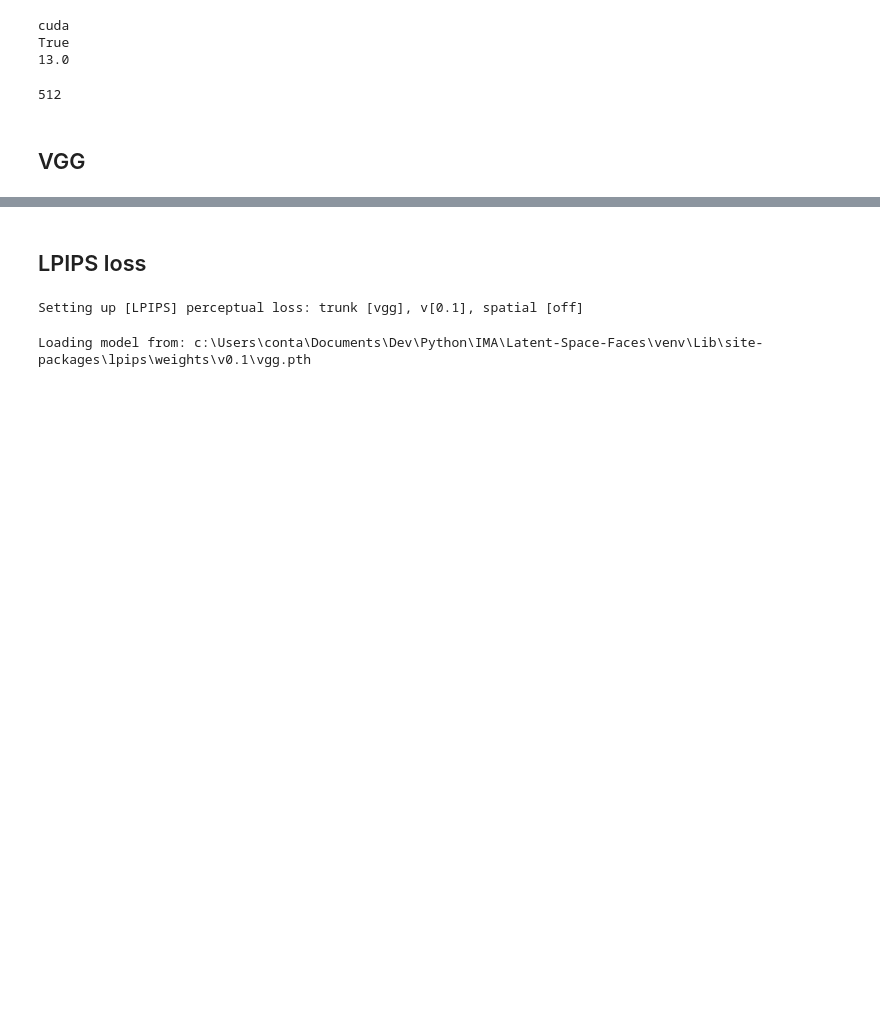
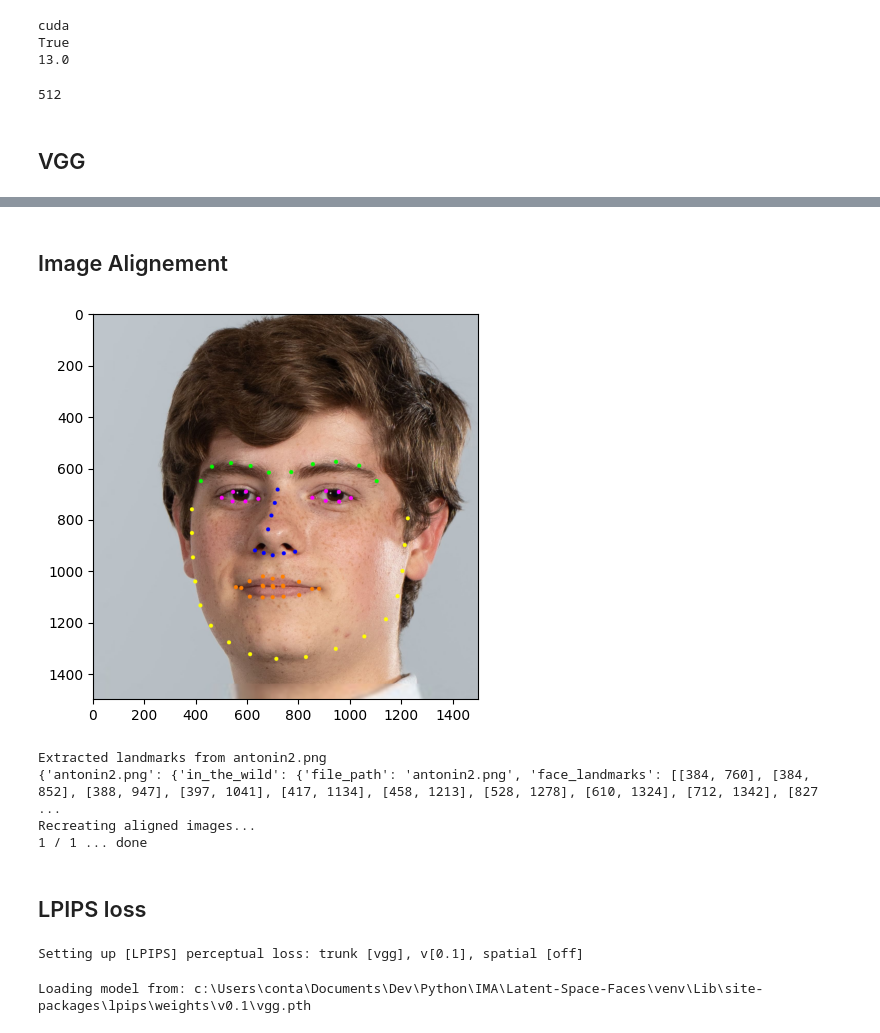
Before and after one commit to SlyZ1/Latent-Space-Faces, a Jupyter notebook: projecting-demo.ipynb, the cells around one changed output, grey strips where cells are left out. Cells and saved outputs as stored; diff of their text form; code cells hidden in the pictures; blank space fills up the shorter version.

```diff
--- a/projecting-demo.ipynb
+++ b/projecting-demo.ipynb
@@ -128,0 +111,2 @@ def facenet_features(im_tensor):
+# %% [markdown]
+## Image Alignement
@@ -129,3 +148,36 @@ def facenet_features(im_tensor):
+# %%
+landmarks = extract_face_landmarks('./images_to_align/antonin2.png')
+
+img = cv2.imread('./images_to_align/antonin2.png')
+img = cv2.cvtColor(img, cv2.COLOR_BGR2RGB)
+
+zones = {
+    'mâchoire':        (range(0, 17),  (255, 255, 0)),
+    'sourcil gauche':  (range(17, 22), (0, 255, 0)),
+    'sourcil droit':   (range(22, 27), (0, 255, 0)),
+    'nez':             (range(27, 36), (0, 0, 255)),
+    'oeil gauche':     (range(36, 42), (255, 0, 255)),
+    'oeil droit':      (range(42, 48), (255, 0, 255)),
+    'bouche':          (range(48, 68), (255, 128, 0)),
+}
+
+for zone, (indices, color) in zones.items():
+    for i in indices:
+        x, y = landmarks[i]
+        cv2.circle(img, (x, y), 8, color, -1)
+
+plt.figure(figsize=(5, 5))
+plt.imshow(img)
+plt.show()
+# %% [output]
+[figure, added]
+# %%
+align_faces('./images_to_align', './images_aligned')
+# %% [output]
+Extracted landmarks from antonin2.png
+{'antonin2.png': {'in_the_wild': {'file_path': 'antonin2.png', 'face_landmarks': [[384, 760], [384, 852], [388, 947], [397, 1041], [417, 1134], [458, 1213], [528, 1278], [610, 1324], [712, 1342], [827 ...
+Recreating aligned images...
+1 / 1 ... done
 # %% [markdown]
 ## LPIPS loss
 # %%
```
Also changed, not shown: parts of 12 cells of this notebook, 3 other files.
